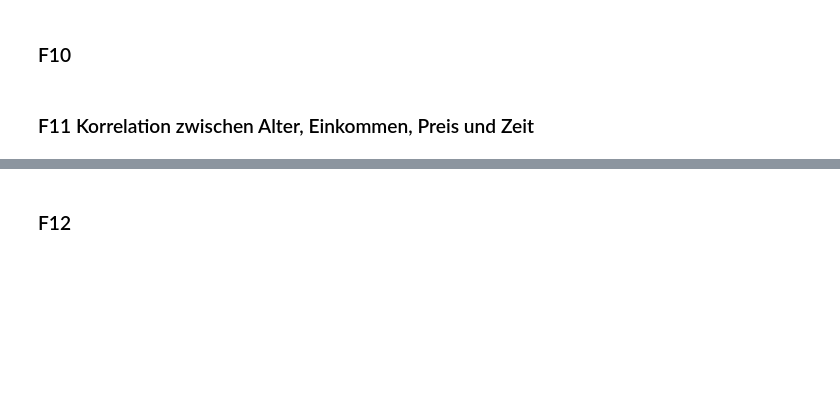
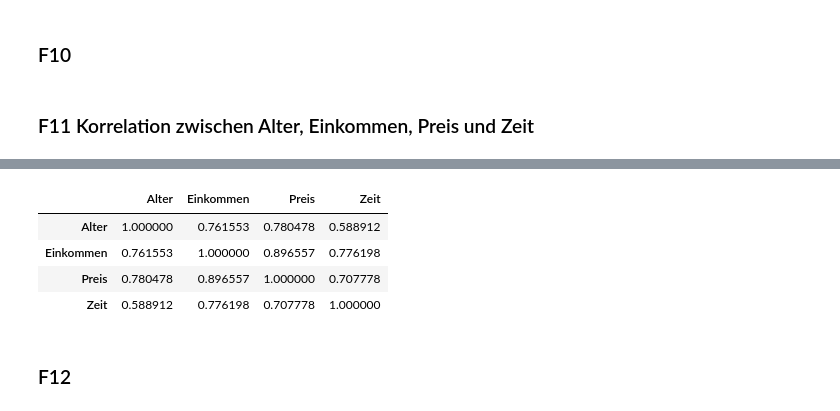
Before and after one commit to EWERLIA/final_projectSS24_Group7, a Jupyter notebook: presentation.ipynb, the cells around one changed output, grey strips where cells are left out. Saved outputs shown, nothing was run; the diff lists cells and outputs as text; code cells hidden in the pictures; blank space fills up the shorter version.

```diff
--- a/presentation.ipynb
+++ b/presentation.ipynb
@@ -328,5 +328,14 @@ Pearson-Korrelation zwischen Einkommen und Preis: 0.896557 - geringe vernachläs
 Pearson-Korrelation zwischen Einkommen und Zeit:   0.776198 - geringe vernachlässigbare Korrelation
 Pearson-Korrelation zwischen Preis und Zeit:       0.707778 - hohe Korrelation
+# %%
+corr = df_kunden[['Alter', 'Einkommen', 'Preis', 'Zeit']].corr().round(6)
+corr
+# %% [output]
+|  | Alter | Einkommen | Preis | Zeit |
+| Alter | 1.000000 | 0.761553 | 0.780478 | 0.588912 |
+| Einkommen | 0.761553 | 1.000000 | 0.896557 | 0.776198 |
+| Preis | 0.780478 | 0.896557 | 1.000000 | 0.707778 |
+| Zeit | 0.588912 | 0.776198 | 0.707778 | 1.000000 |
 # %% [markdown]
 ### F12
 # %%
```
Also changed, not shown: parts of 2 cells of this notebook.
